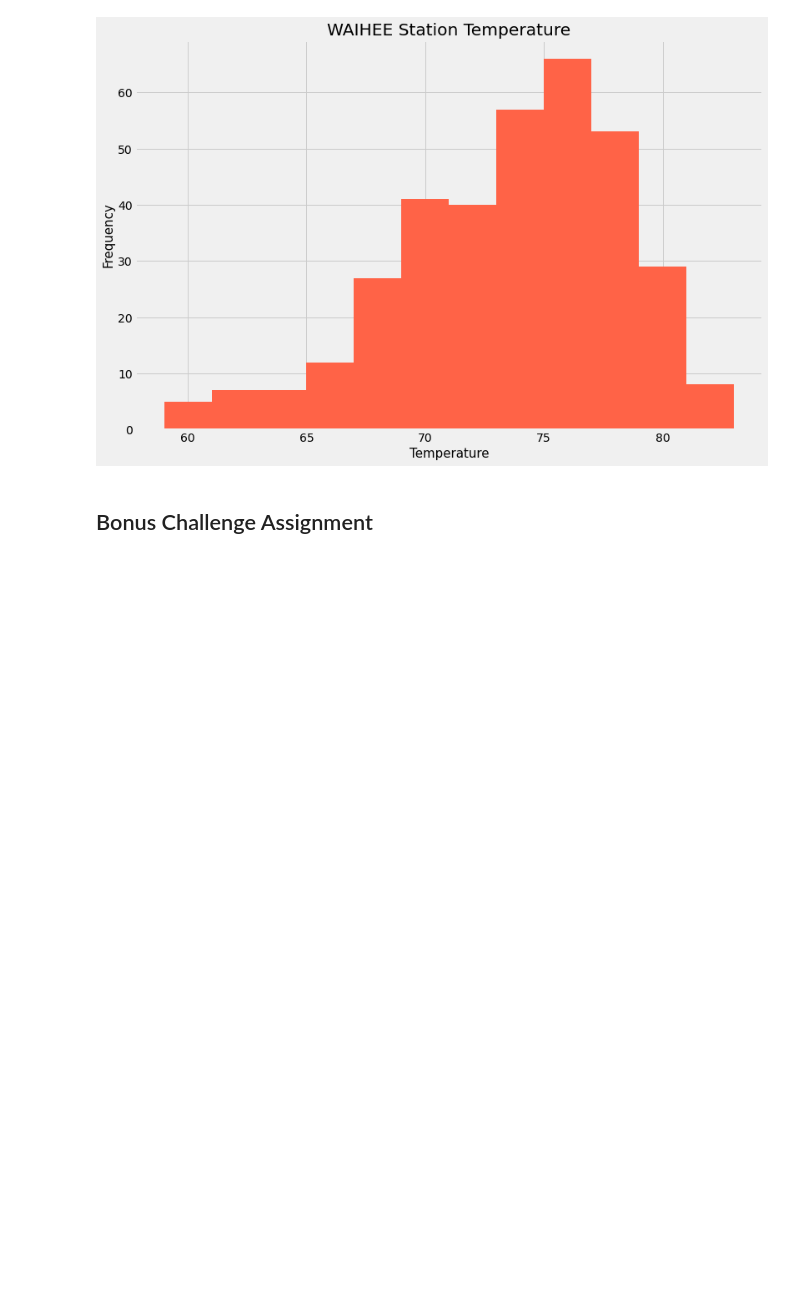
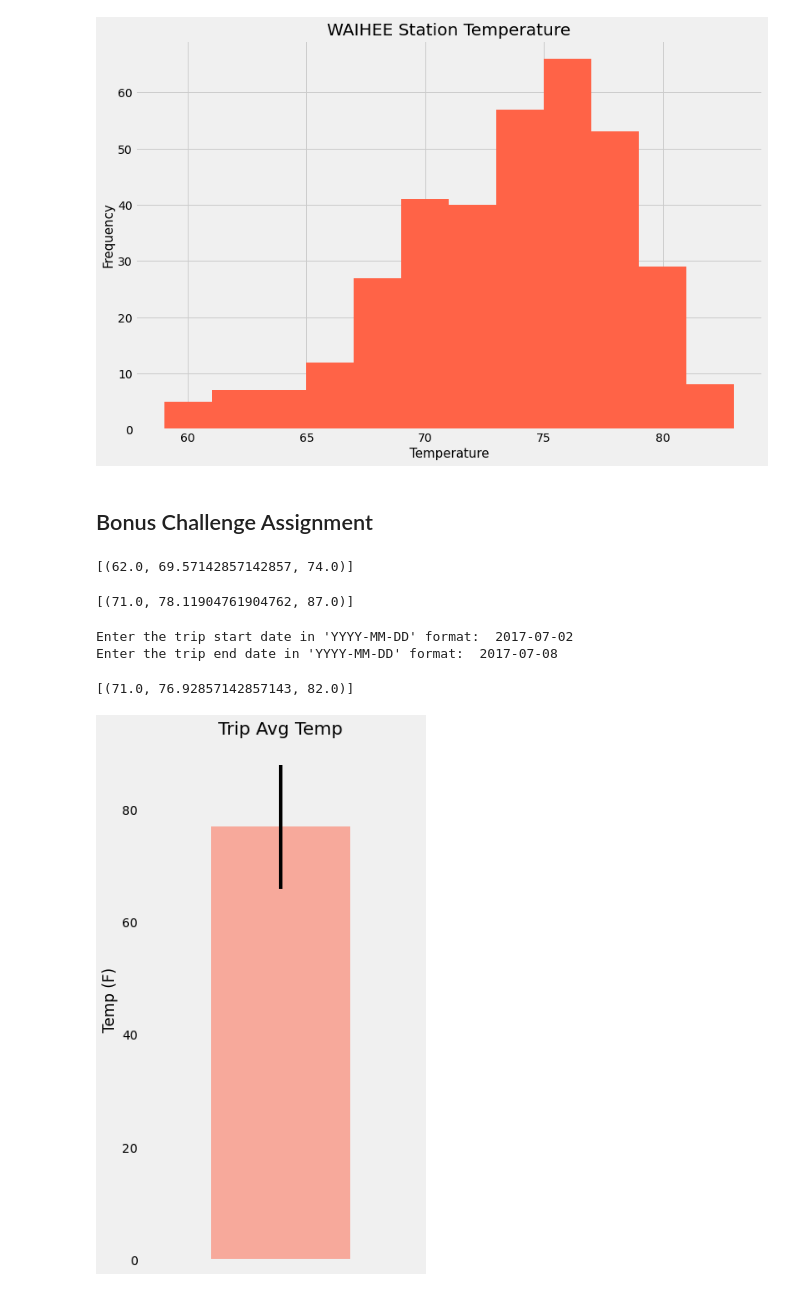
Before and after one commit to sjrojanooo/sql-alchemy-challenge, a Jupyter notebook: climate_starter.ipynb, the cells around one changed output. Drawn from its saved outputs; the diff is of its cells as text; code cells hidden in the pictures; blank space fills up the shorter version.

```diff
--- a/climate_starter.ipynb
+++ b/climate_starter.ipynb
@@ -358,16 +354,62 @@ def calc_temps(start_date, end_date):
         TMIN, TAVE, and TMAX
     """
 
-    return session.query(func.min(Measurement.tobs), func.avg(Measurement.tobs), func.max(Measurement.tobs)).\
-        filter(Measurement.date >= start_date).filter(Measurement.date <= end_date).all()
+    return session.query(func.min(measurement.tobs), func.avg(measurement.tobs), func.max(measurement.tobs)).\
+        filter(measurement.date >= start_date).filter(measurement.date <= end_date).all()
 
 # function usage example
 print(calc_temps('2012-02-28', '2012-03-05'))
+# %% [output]
+[(62.0, 69.57142857142857, 74.0)]
 # %%
 # Use your previous function `calc_temps` to calculate the tmin, tavg, and tmax
 # for your trip using the previous year's data for those same dates.
+trip_data = calc_temps('2017-07-02', '2017-07-08')
+trip_data
+# %% [output]
+[(71.0, 78.11904761904762, 87.0)]
+# %%
+#Prompting user to input their start and end dates for their trip
+start_date = input("Enter the trip start date in 'YYYY-MM-DD' format: ")
+end_date = input("Enter the trip end date in 'YYYY-MM-DD' format: ")
+# %% [output]
+Enter the trip start date in 'YYYY-MM-DD' format:  2017-07-02
+Enter the trip end date in 'YYYY-MM-DD' format:  2017-07-08
+# %%
+#Calculating the previous year's dates based on the input dates from the user
+date_format = dt.date.today()
+
+start_date_dateformat = date_format.replace(year=int(Trip_start_date[:4]),month=int(start_date[5:7]),day=int(start_date[8:]))
+
+Previous_start_date = start_date_dateformat - dt.timedelta(days=365)
+
+Previous_start_date = Previous_start_date.strftime("%Y-%m-%d")
+
+
+
+end_date_dateformat = date_format.replace(year=int(end_date[:4]),month=int(end_date[5:7]),day=int(end_date[8:]))
+
+Previous_end_date = end_date_dateformat - dt.timedelta(days=365)
+
+Previous_end_date = Previous_end_date.strftime("%Y-%m-%d")
+# %%
+trip_data = calc_temps(Previous_start_date, Previous_end_date)
+trip_data
+# %% [output]
+[(71.0, 76.92857142857143, 82.0)]
 # %%
 # Plot the results from your previous query as a bar chart.
 # Use "Trip Avg Temp" as your Title
 # Use the average temperature for the y value
 # Use the peak-to-peak (tmax-tmin) value as the y error bar (yerr)
+trip_df = pd.DataFrame(trip_data, columns=['Min Temp', 'Avg Temp', 'Max Temp'])
+avg_temp = trip_df['Avg Temp']
+min_max_temp = trip_df.iloc[0]['Max Temp'] - trip_df.iloc[0]['Min Temp']
+avg_temp.plot(kind='bar', yerr=min_max_temp, figsize=(5,10), alpha=0.5, color='tomato')
+plt.title("Trip Avg Temp", fontsize=20)
+plt.ylabel("Temp (F)")
+plt.xticks([])
+plt.grid()
+plt.show()
+# %% [output]
+[figure, added]
```
Also changed, not shown: parts of 9 cells of this notebook, 1 other file.
